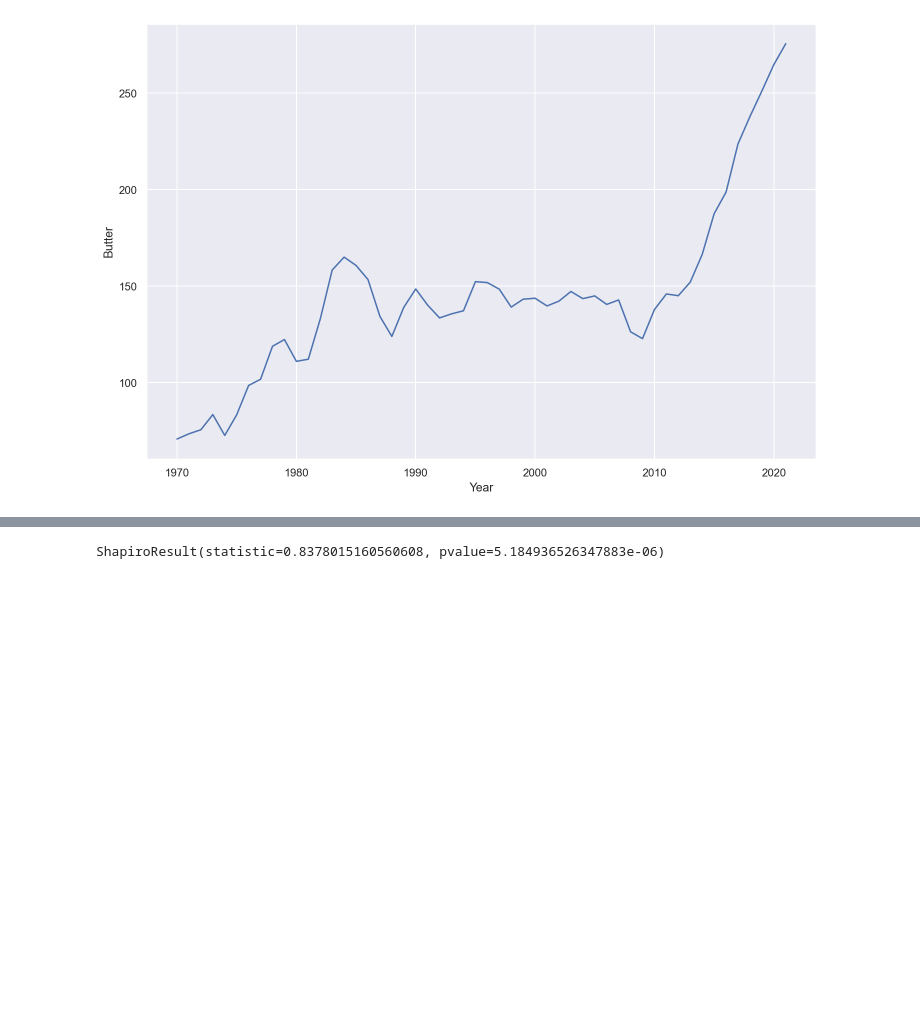
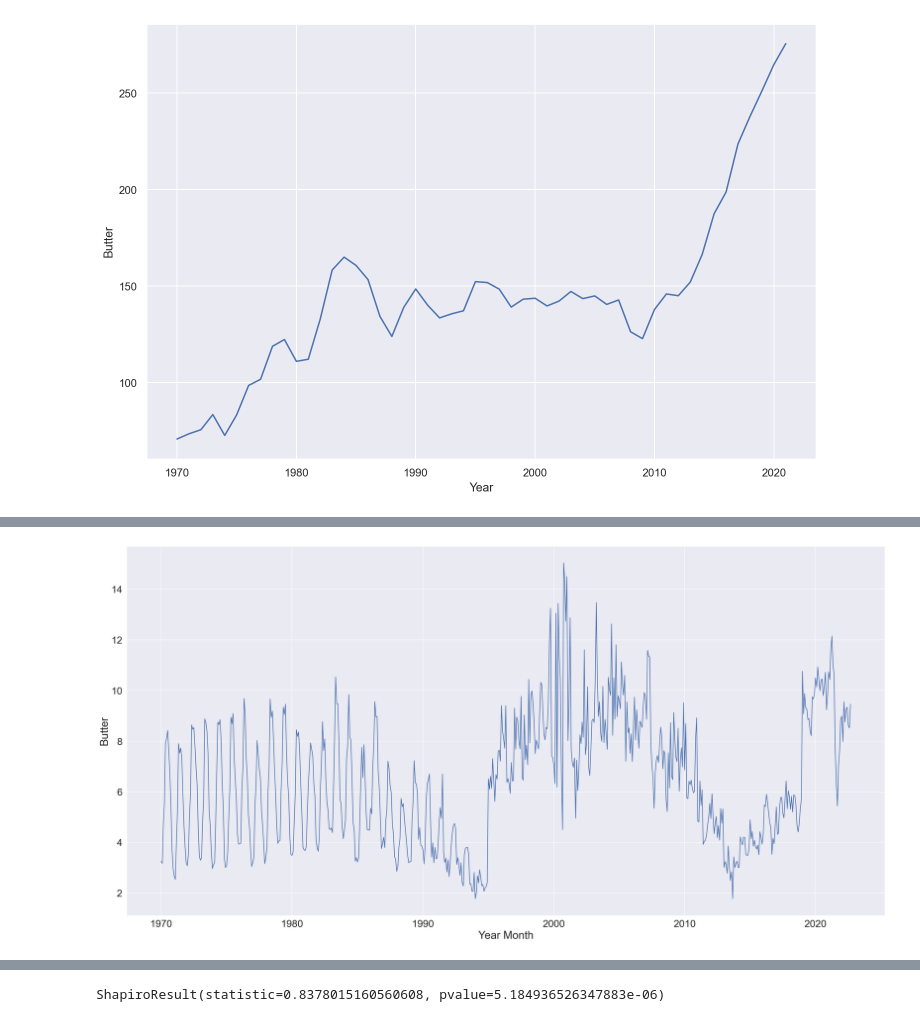
Before and after one commit to AntonyWalsh/CA2-DS, a Jupyter notebook: CA2.ipynb, the cells around one changed output, grey strips where cells are left out. Saved outputs shown, nothing was run; the diff lists cells and outputs as text; code cells hidden in the pictures; blank space fills up the shorter version.

```diff
--- a/CA2.ipynb
+++ b/CA2.ipynb
@@ -265,6 +270,9 @@ df_MilkCollected_Monthly.head()
 # %%
 df_MilkCollected_Monthly_Ireland = df_MilkCollected_Monthly.query("Country=='Ireland'")
 df_MilkCollected_Monthly_Ireland = df_MilkCollected_Monthly_Ireland.query("Year > 1969")
+
+df_MilkCollected_Monthly_Belgium = df_MilkCollected_Monthly.query("Country=='Belgium'")
+df_MilkCollected_Monthly_Belgium = df_MilkCollected_Monthly_Belgium.query("Year > 1969")
 # %%
 df_MilkCollected_Monthly_Ireland.head()
 # %% [output]
@@ -396,0 +462,9 @@ plt.show()
+# %%
+#Plot of Raw Milk collected monthly data Belgium
+
+sns.set(rc = {'figure.figsize':(30,15)})
+sns.set(font_scale=2)
+myfig  = sns.lineplot(x = 'Year Month', y = 'Butter', data = df_MilkCollected_Monthly_Belgium)
+plt.show()
+# %% [output]
+[figure, added]
```
Also changed, not shown: parts of 40 cells of this notebook.
